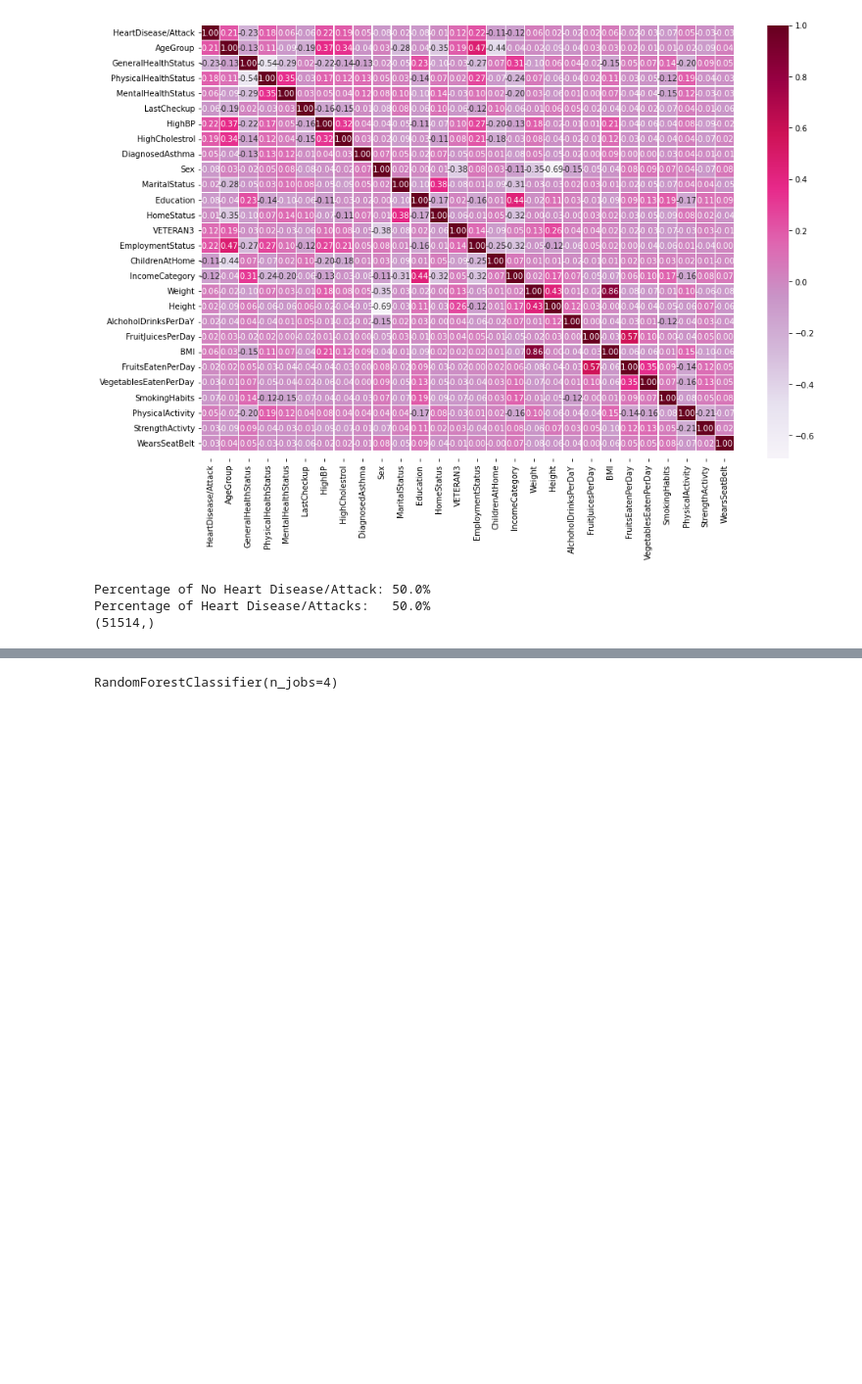
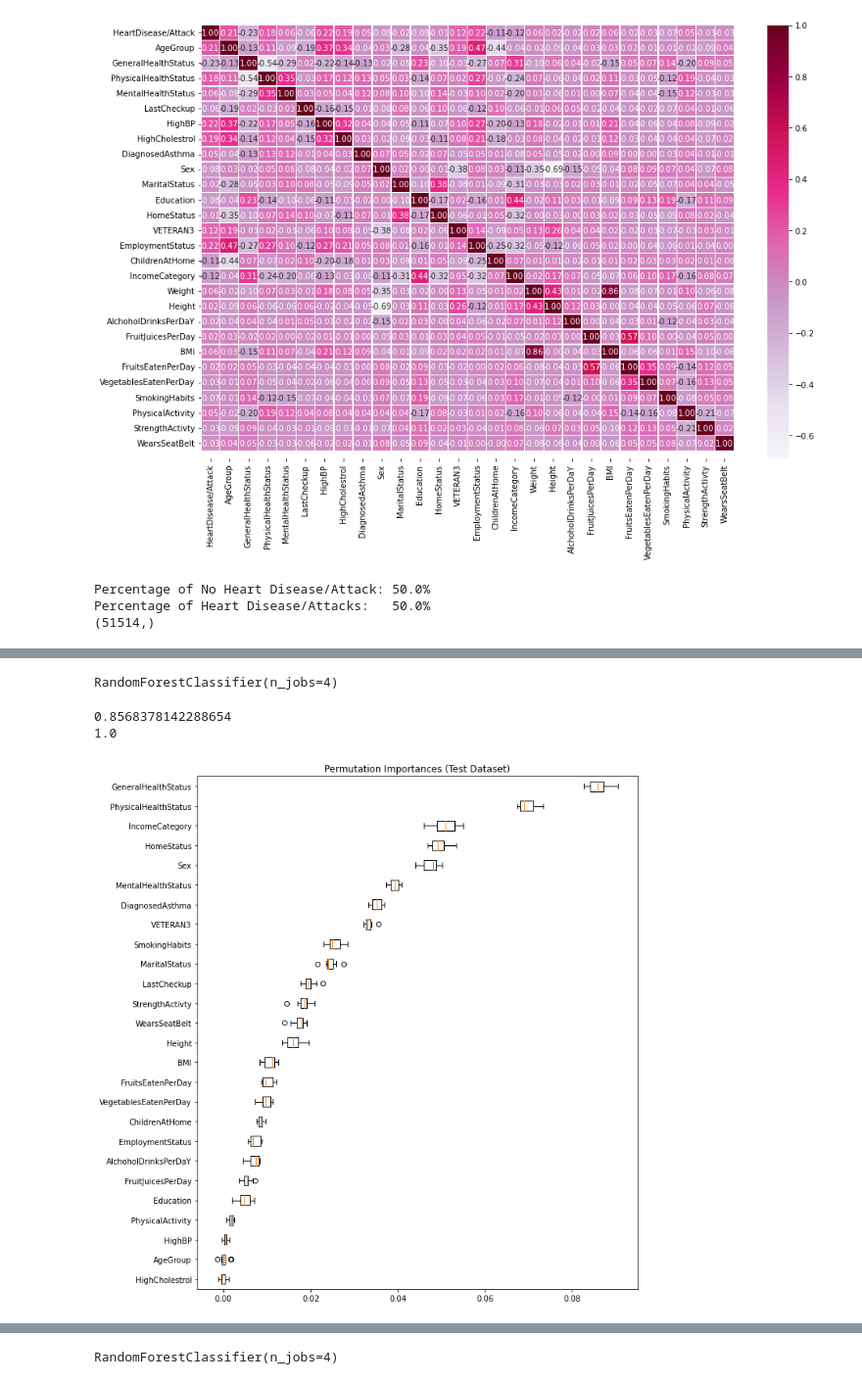
Before and after one commit to A-Refaie/DS_project, a Jupyter notebook: HD_analysis.ipynb, the cells around one changed output, grey strips where cells are left out. Shown at 98% size. Cells and saved outputs as stored; diff of their text form; code cells hidden in the pictures; blank space fills up the shorter version.

```diff
--- a/HD_analysis.ipynb
+++ b/HD_analysis.ipynb
@@ -85,0 +102,28 @@ Percentage of Heart Disease/Attacks:   50.0%
+# %%
+#initializing and training the model
+RFC= RandomForestClassifier(n_jobs=4)
+RFC.fit(X_train,y_train)
+# %% [output]
+RandomForestClassifier(n_jobs=4)
+# %%
+# Scoring the trained model
+RFC_score=RFC.score(X_test, y_test)
+print(RFC_score)
+print(RFC.score(X_train,y_train))
+# %% [output]
+0.8568378142288654
+1.0
+# %%
+#Permutation Importance
+PI = permutation_importance(RFC,X_test,y_test,n_repeats=10,n_jobs=4,random_state=42)
+sorted_idx = PI.importances_mean.argsort()
+
+fig, ax = plt.subplots(figsize=(10,10))
+ax.boxplot(
+    PI.importances[sorted_idx].T, vert=False, labels=X.columns[sorted_idx]
+)
+ax.set_title("Permutation Importances (Test Dataset)")
+fig.tight_layout()
+plt.show()
+# %% [output]
+[figure, added]
```
Also changed, not shown: parts of 21 cells of this notebook, 2 other files.
